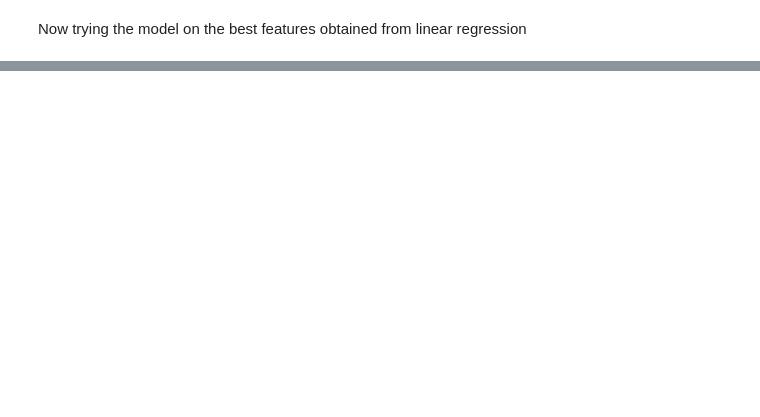
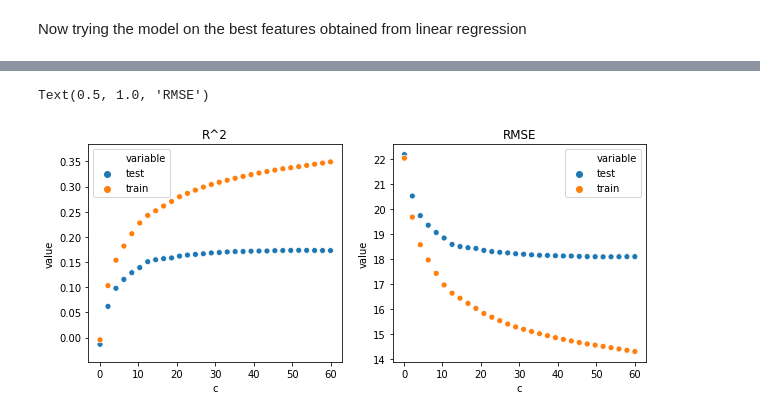
Before and after one commit to bugraefendi/ML-Grades, a Jupyter notebook: Modeling.ipynb, the cells around one changed output, grey strips where cells are left out. Cells and saved outputs as stored; diff of their text form; code cells hidden in the pictures; blank space fills up the shorter version.

```diff
--- a/Modeling.ipynb
+++ b/Modeling.ipynb
@@ -705,0 +759,47 @@ Now it's completely different picture - c around 0.8 seems correct. However mode
+# %%
+from sklearn.model_selection import KFold
+from sklearn.metrics import mean_squared_error
+import random
+kf = KFold(n_splits=3, shuffle=True, random_state=random.randint(0,10000))
+cs = np.linspace(0.1, 60, 30)
+
+scores = []
+scores_rmse = []
+
+for c in cs:
+    r2_train = []
+    r2_test = []
+
+    rmse_train = []
+    rmse_test = []
+    for train, test in kf.split(X_train.index.values):
+
+        reg = SVR(C = c)
+        reg.fit(X_train.iloc[train][cols_to_fit], X_train.iloc[train]['Final_grade'])
+        predsTrain = reg.predict(X_train.iloc[train][cols_to_fit])
+        preds = reg.predict(X_train.iloc[test][cols_to_fit])
+
+        r2_test.append(r2_score(X_train.iloc[test].Final_grade, preds))
+        r2_train.append(r2_score(X_train.iloc[train].Final_grade, predsTrain))
+
+        rmse_test.append(mean_squared_error(X_train.iloc[test].Final_grade, preds))
+        rmse_train.append(mean_squared_error(X_train.iloc[train].Final_grade, predsTrain))
+
+    a = (c, np.mean(r2_test), np.mean(r2_train))
+    scores.append(a)
+
+    b = (c, np.mean(rmse_test), np.mean(rmse_train))
+    scores_rmse.append(b)
+#     print(a)
+# %%
+r2_scores_svm = pd.DataFrame(scores, columns = ['c', 'test', 'train'])
+rmse_scores_svm = pd.DataFrame(scores_rmse, columns = ['c', 'test', 'train'])
+# %%
+plt.subplot(1, 2, 1)
+sns.scatterplot(x = 'c', y= 'value', hue = 'variable', data = pd.melt(r2_scores_svm, id_vars = 'c')).set_title('R^2')
+
+plt.subplot(1, 2, 2)
+sns.scatterplot(x = 'c', y= 'value', hue = 'variable', data = pd.melt(rmse_scores_svm, id_vars = 'c')).set_title('RMSE')
+# %% [output]
+Text(0.5, 1.0, 'RMSE')
+[figure, added]
```
Also changed, not shown: parts of 33 cells of this notebook.
